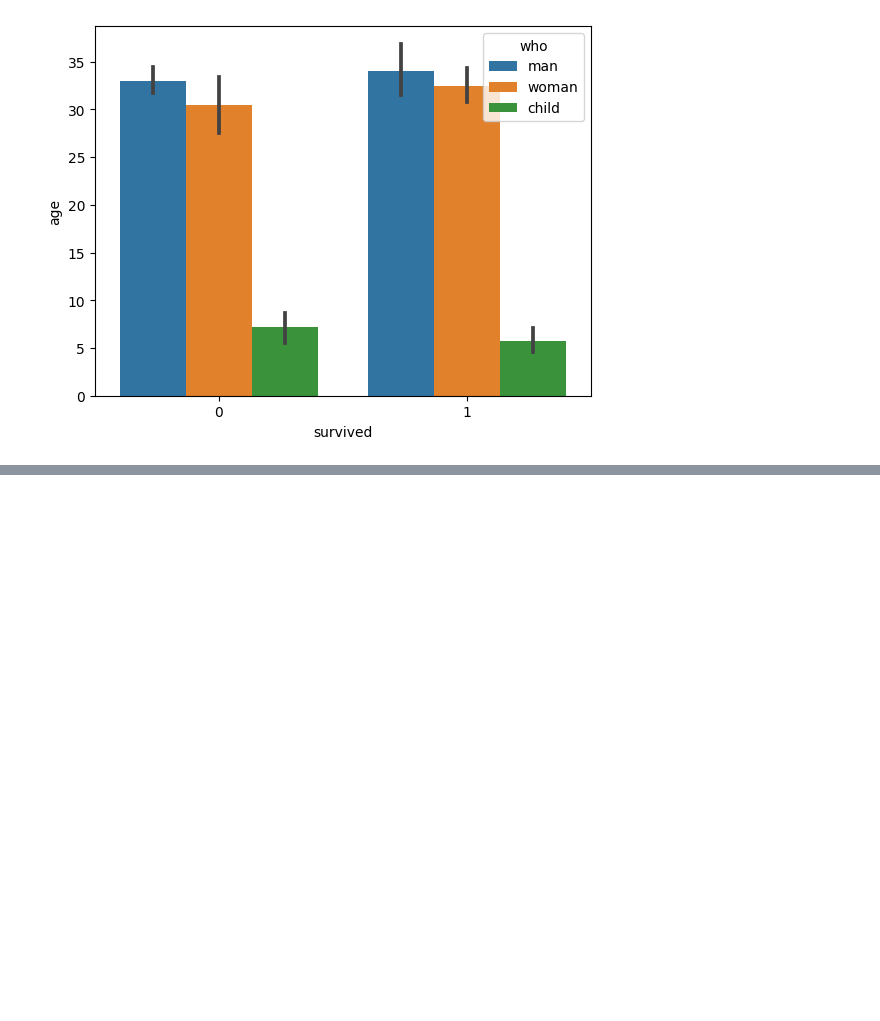
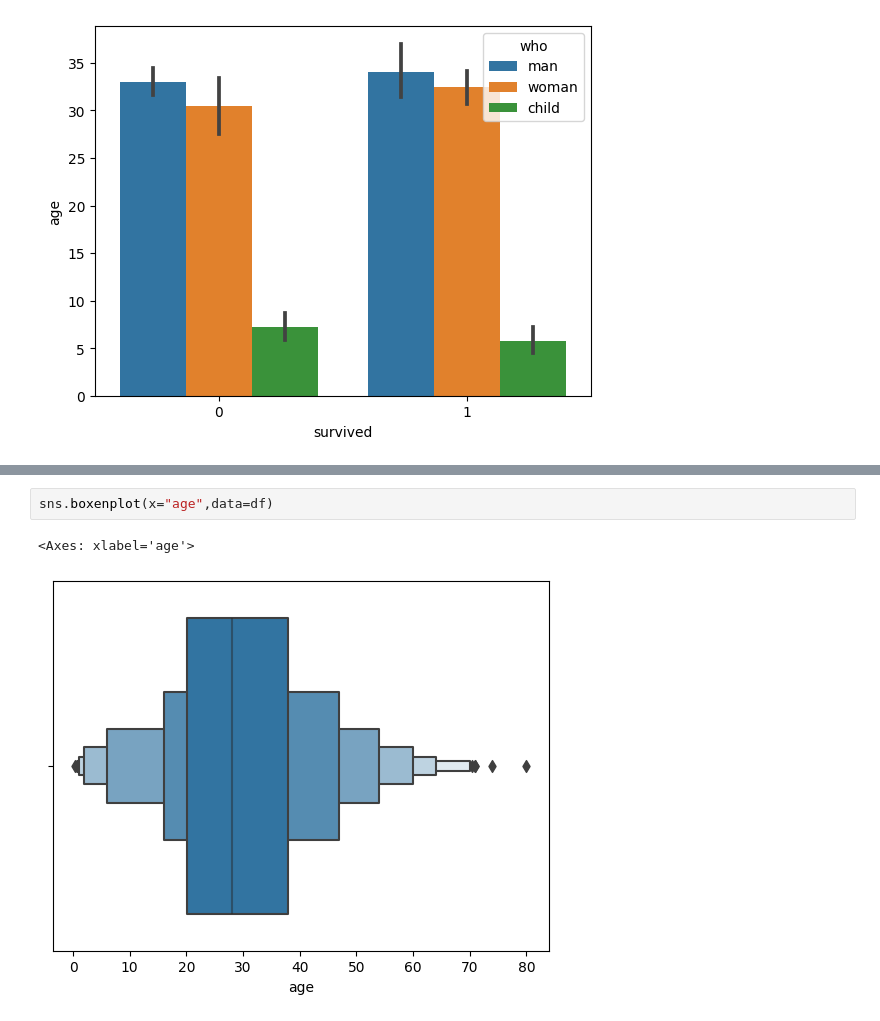
Before and after one commit to mursaleen-sengr/EDA_Practice, a Jupyter notebook: EDA.ipynb, the cells around one changed output, grey strips where cells are left out. Drawn from its saved outputs; the diff is of its cells as text; blank space fills up the shorter version.

```diff
--- a/EDA.ipynb
+++ b/EDA.ipynb
@@ -387,0 +404,5 @@ sns.barplot(data=df,x="survived",y="age",hue="who")
+# %%
+sns.boxenplot(x="age",data=df)
+# %% [output]
+<Axes: xlabel='age'>
+[figure, added]
```
Also changed, not shown: parts of 5 cells of this notebook.
